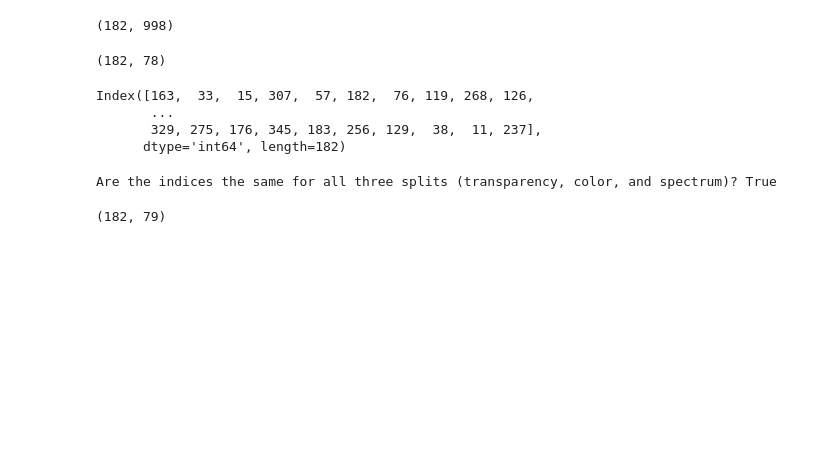
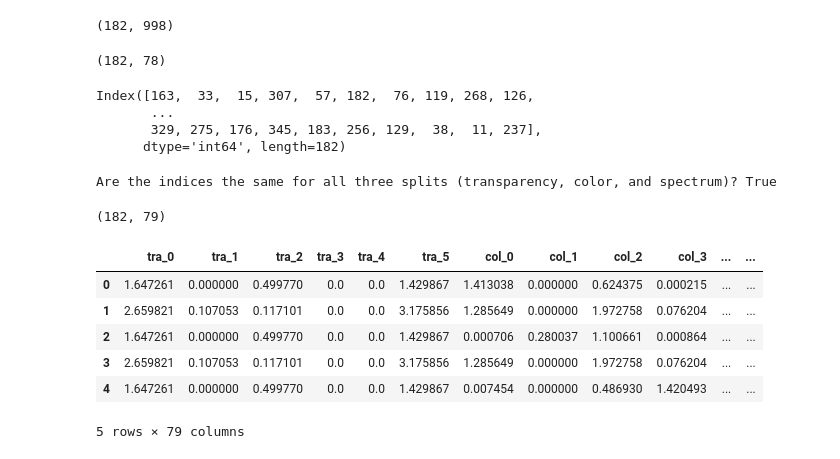
Before and after one commit to IasonasTsagk/Data-Fusion, a Jupyter notebook: mid_level_fusion/embeddings_df.ipynb, the cells around one changed output. Cells and saved outputs as stored; diff of their text form; code cells hidden in the pictures; blank space fills up the shorter version.

```diff
--- a/mid_level_fusion/embeddings_df.ipynb
+++ b/mid_level_fusion/embeddings_df.ipynb
@@ -420,5 +404,15 @@ final_df['class'] = df_without_class_8.loc[test_indices, 'class'].values
 final_df.shape
 # %% [output]
 (182, 79)
+# %%
+final_df.head()
+# %% [output]
+|  | tra_0 | tra_1 | tra_2 | tra_3 | tra_4 | tra_5 | col_0 | col_1 | col_2 | col_3 | ... | ... |
+| 0 | 1.647261 | 0.000000 | 0.499770 | 0.0 | 0.0 | 1.429867 | 1.413038 | 0.000000 | 0.624375 | 0.000215 | ... | ... |
+| 1 | 2.659821 | 0.107053 | 0.117101 | 0.0 | 0.0 | 3.175856 | 1.285649 | 0.000000 | 1.972758 | 0.076204 | ... | ... |
+| 2 | 1.647261 | 0.000000 | 0.499770 | 0.0 | 0.0 | 1.429867 | 0.000706 | 0.280037 | 1.100661 | 0.000864 | ... | ... |
+| 3 | 2.659821 | 0.107053 | 0.117101 | 0.0 | 0.0 | 3.175856 | 1.285649 | 0.000000 | 1.972758 | 0.076204 | ... | ... |
+| 4 | 1.647261 | 0.000000 | 0.499770 | 0.0 | 0.0 | 1.429867 | 0.007454 | 0.000000 | 0.486930 | 1.420493 | ... | ... |
+5 rows × 79 columns
 # %%
 final_df.to_csv('final_embeddings_with_class.csv', index=False)
```
Also changed, not shown: parts of 4 cells of this notebook, 1 other file.
